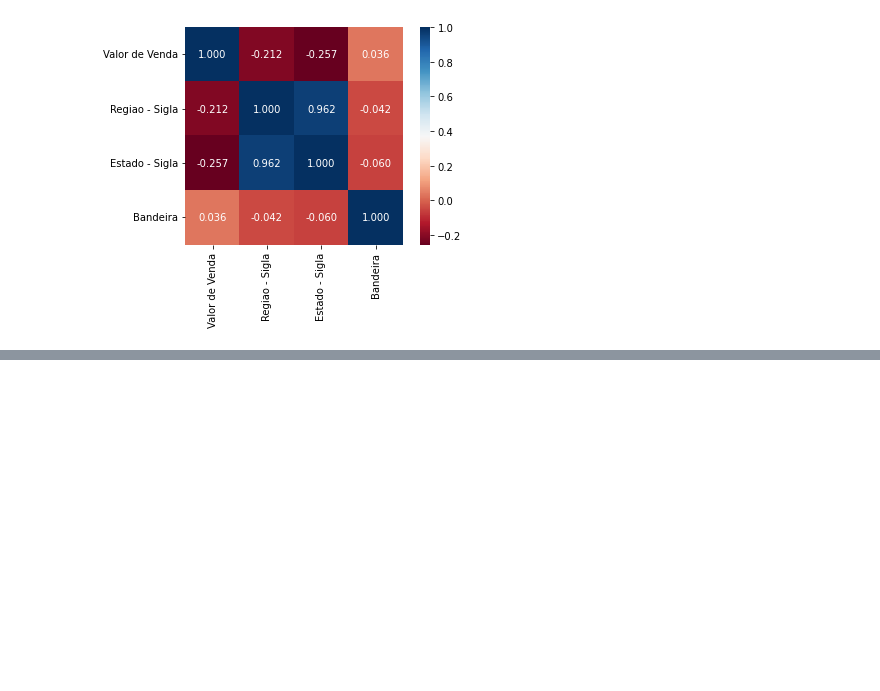
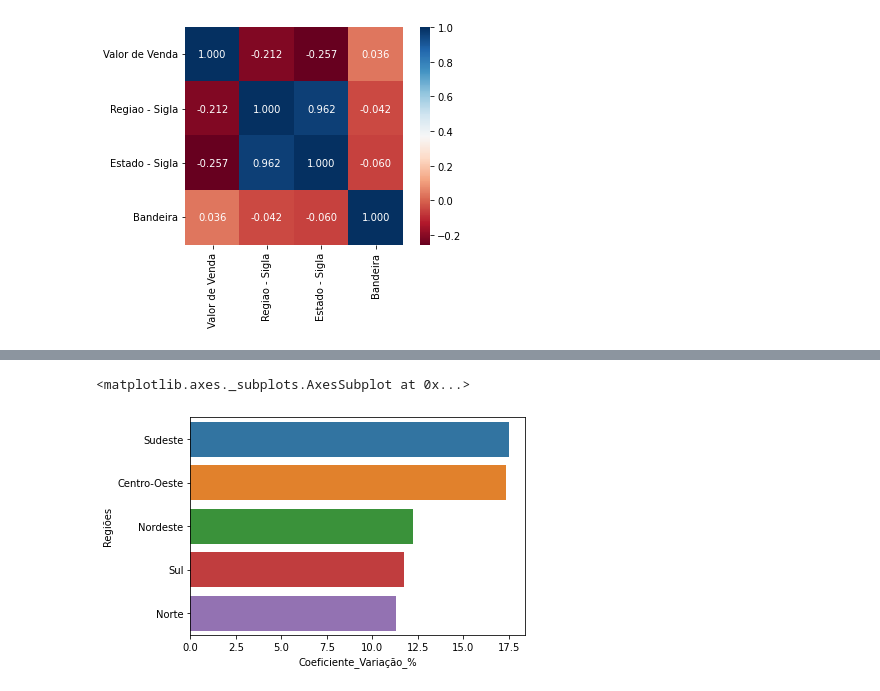
Before and after one commit to joaovictojuliao/Squad-2-M4, a Jupyter notebook: M4_Squad_2_Projeto_Final_análise_exploratória_preços_de_combustíveis_no_Brasil.ipynb, the cells around one changed output, grey strips where cells are left out. Saved outputs shown, nothing was run; the diff lists cells and outputs as text; code cells hidden in the pictures; blank space fills up the shorter version.

```diff
--- a/M4_Squad_2_Projeto_Final_análise_exploratória_preços_de_combustíveis_no_Brasil.ipynb
+++ b/M4_Squad_2_Projeto_Final_análise_exploratória_preços_de_combustíveis_no_Brasil.ipynb
@@ -584,0 +816,7 @@ PS: Há algum padrão de C.V para a indústria de combustível?
+# %%
+# Gráfico de barras:
+dict = {"Regiões": ["Sudeste","Centro-Oeste", "Nordeste", "Sul", "Norte"],
+       "Coeficiente_Variação_%": [17.535965,17.327910,12.217204,11.756365,11.3046441]}
+
+graf4 = pd.DataFrame(dict)
+graf4
@@ -584,0 +830,5 @@ PS: Há algum padrão de C.V para a indústria de combustível?
+# %%
+sns.barplot(x ='Coeficiente_Variação_%', y='Regiões', data=graf4)
+# %% [output]
+<matplotlib.axes._subplots.AxesSubplot at 0x...>
+[figure, added]
```
Also changed, not shown: parts of 106 cells of this notebook.
